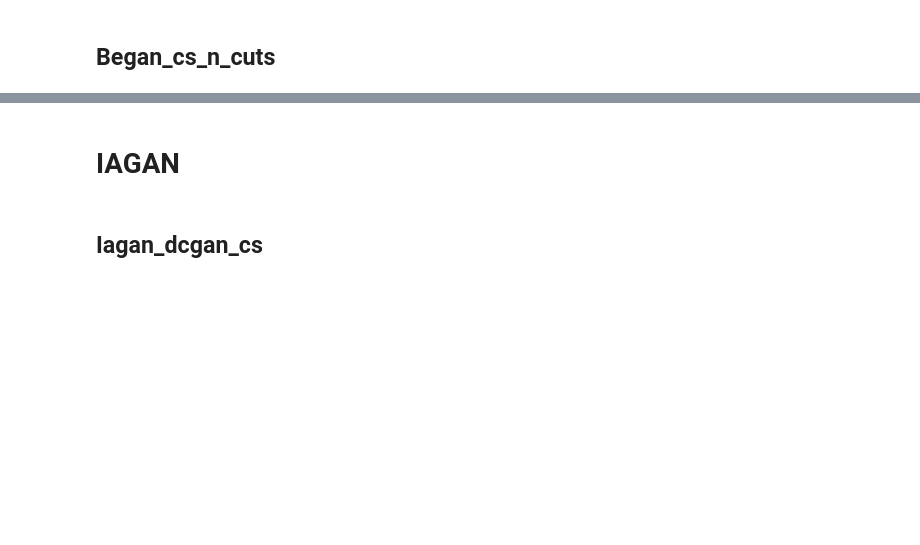
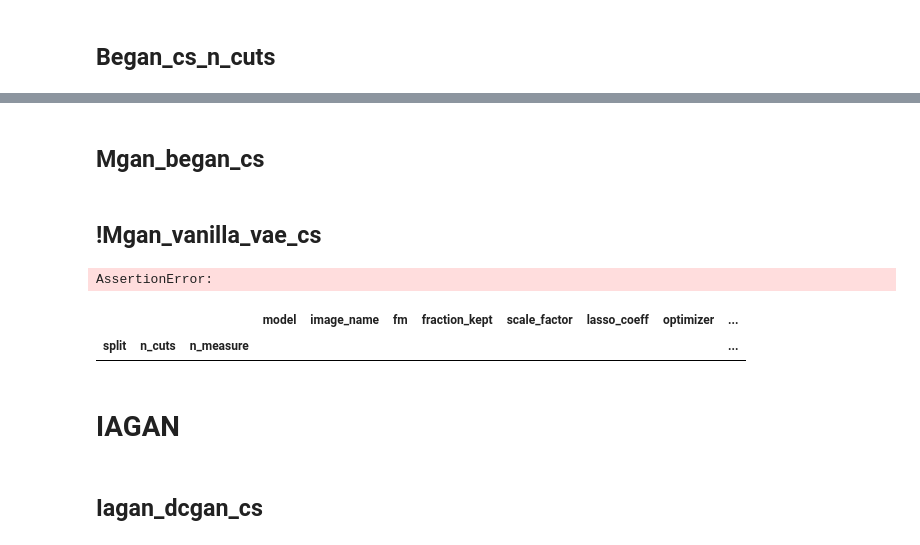
Before and after one commit to nik-sm/generator-surgery, a Jupyter notebook: notebook/check_dataframe.ipynb, the cells around one changed output, grey strips where cells are left out. Drawn from its saved outputs; the diff is of its cells as text; code cells hidden in the pictures; blank space fills up the shorter version.

```diff
--- a/notebook/check_dataframe.ipynb
+++ b/notebook/check_dataframe.ipynb
@@ -87,0 +41,2 @@ assert df[(df['model'] == 'dcgan_noop')].groupby(['split', 'n_cuts', 'fm']).coun
+# %% [markdown]
+## Mgan_began_cs
@@ -88,3 +45,14 @@ assert df[(df['model'] == 'dcgan_noop')].groupby(['split', 'n_cuts', 'fm']).coun
+# %% [markdown]
+## !Mgan_vanilla_vae_cs
+# %%
+assert df[(df['model'] == 'mgan_vanilla_vae_cs')].groupby(['split']).count().image_name.unique() == [100 * 1 * 10]
+# %% [output]
+AssertionError:
+# %%
+df[(df['model'] == 'mgan_vanilla_vae_cs')].groupby(['split', 'n_cuts', 'n_measure']).count()
+# %% [output]
+|  |  |  | model | image_name | fm | fraction_kept | scale_factor | lasso_coeff | optimizer | ... |
+| split | n_cuts | n_measure |  |  |  |  |  |  |  | ... |
 # %% [markdown]
 # IAGAN
 # %% [markdown]
```
Also changed, not shown: parts of 85 cells of this notebook, 1 other file.
